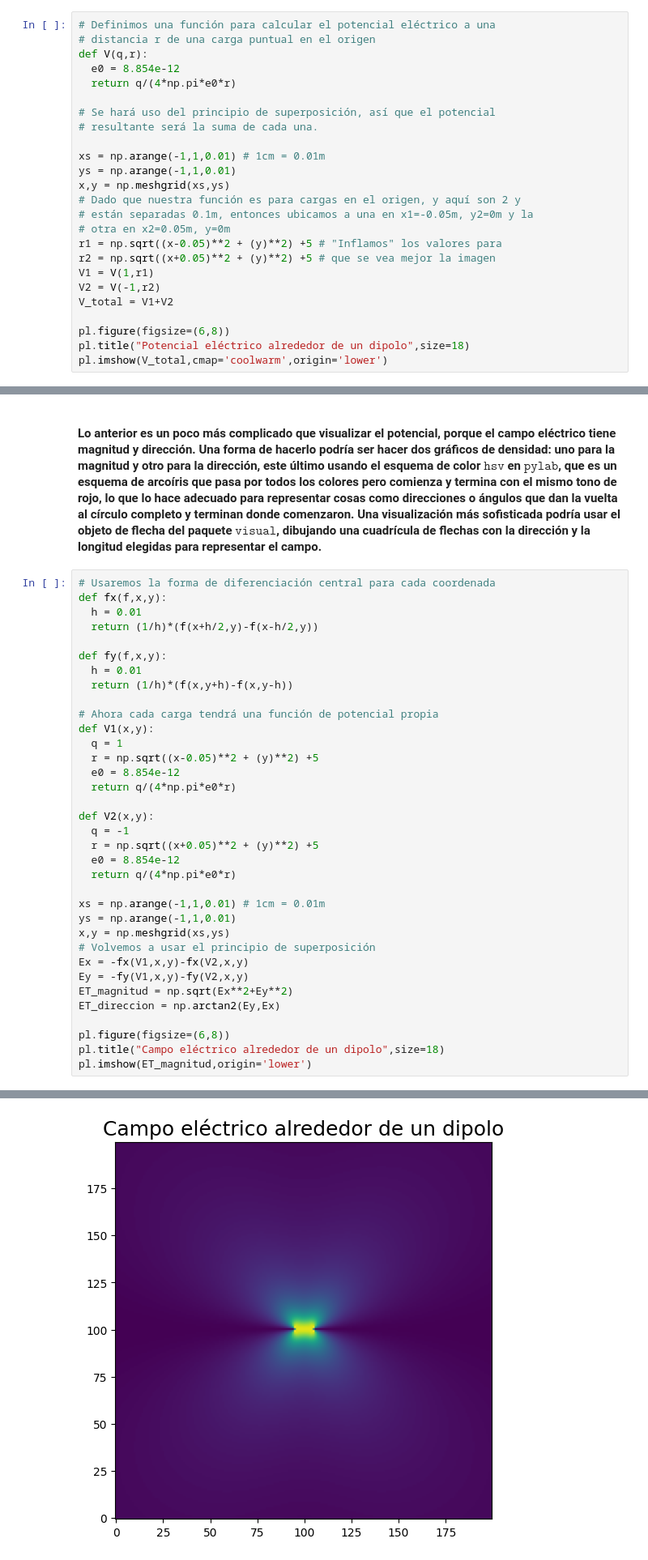
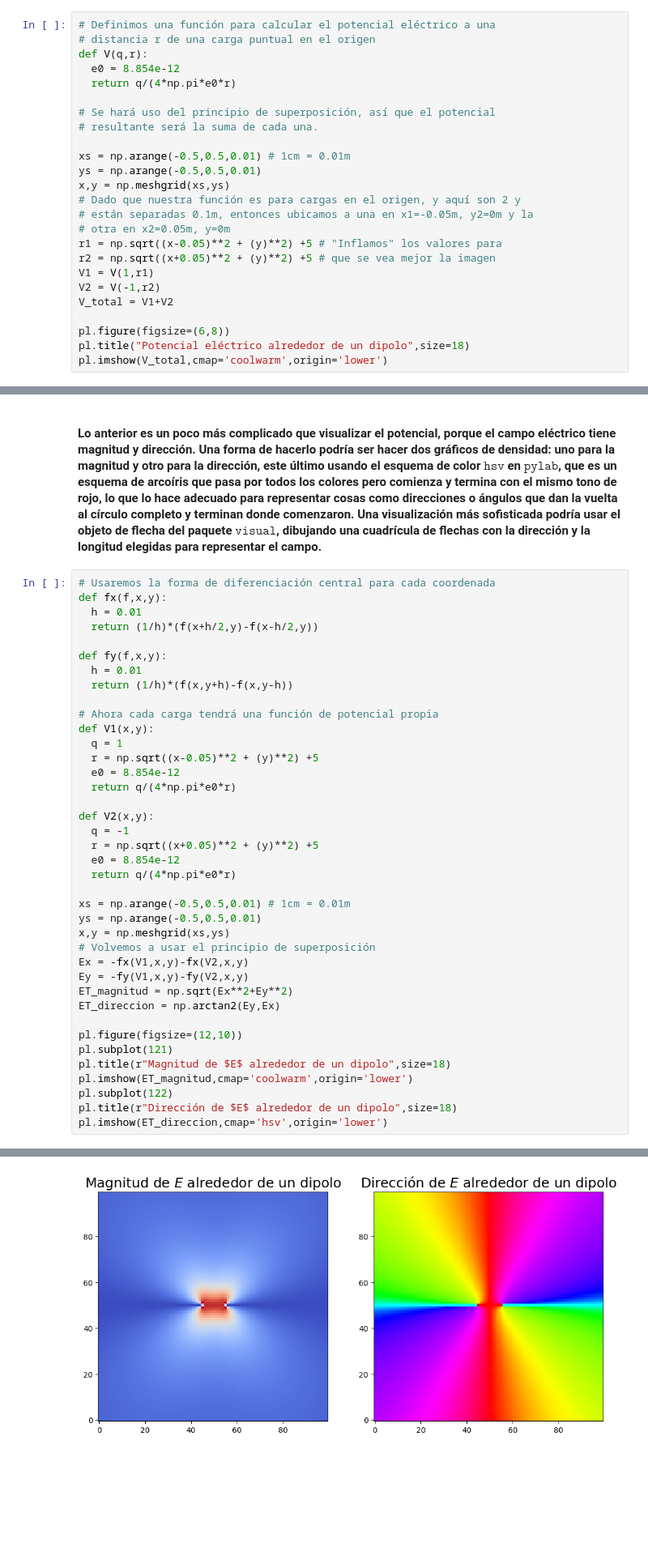
Before and after one commit to Alexi5omg/CLASE, a Jupyter notebook: Tareas/Práctica_3.ipynb, the cells around one changed output, grey strips where cells are left out. Shown at 81% size. Cells and saved outputs as stored; diff of their text form; blank space fills up the shorter version.

```diff
--- a/Tareas/Práctica_3.ipynb
+++ b/Tareas/Práctica_3.ipynb
@@ -537,8 +537,8 @@ def V(q,r):
 # Se hará uso del principio de superposición, así que el potencial
 # resultante será la suma de cada una.
 
-xs = np.arange(-1,1,0.01) # 1cm = 0.01m
-ys = np.arange(-1,1,0.01)
+xs = np.arange(-0.5,0.5,0.01) # 1cm = 0.01m
+ys = np.arange(-0.5,0.5,0.01)
 x,y = np.meshgrid(xs,ys)
 # Dado que nuestra función es para cargas en el origen, y aquí son 2 y
 # están separadas 0.1m, entonces ubicamos a una en x1=-0.05m, y2=0m y la
@@ -564,36 +564,40 @@ pl.imshow(V_total,cmap='coolwarm',origin='lower')
 def fx(f,x,y):
   h = 0.01
   return (1/h)*(f(x+h/2,y)-f(x-h/2,y))
 
 def fy(f,x,y):
   h = 0.01
   return (1/h)*(f(x,y+h)-f(x,y-h))
 
 # Ahora cada carga tendrá una función de potencial propia
 def V1(x,y):
   q = 1
   r = np.sqrt((x-0.05)**2 + (y)**2) +5
   e0 = 8.854e-12
   return q/(4*np.pi*e0*r)
 
 def V2(x,y):
   q = -1
   r = np.sqrt((x+0.05)**2 + (y)**2) +5
   e0 = 8.854e-12
   return q/(4*np.pi*e0*r)
 
-xs = np.arange(-1,1,0.01) # 1cm = 0.01m
-ys = np.arange(-1,1,0.01)
+xs = np.arange(-0.5,0.5,0.01) # 1cm = 0.01m
+ys = np.arange(-0.5,0.5,0.01)
 x,y = np.meshgrid(xs,ys)
 # Volvemos a usar el principio de superposición
 Ex = -fx(V1,x,y)-fx(V2,x,y)
 Ey = -fy(V1,x,y)-fy(V2,x,y)
 ET_magnitud = np.sqrt(Ex**2+Ey**2)
 ET_direccion = np.arctan2(Ey,Ex)
 
-pl.figure(figsize=(6,8))
-pl.title("Campo eléctrico alrededor de un dipolo",size=18)
-pl.imshow(ET_magnitud,origin='lower')
+pl.figure(figsize=(12,10))
+pl.subplot(121)
+pl.title(r"Magnitud de $E$ alrededor de un dipolo",size=18)
+pl.imshow(ET_magnitud,cmap='coolwarm',origin='lower')
+pl.subplot(122)
+pl.title(r"Dirección de $E$ alrededor de un dipolo",size=18)
+pl.imshow(ET_direccion,cmap='hsv',origin='lower')
 # %% [output]
 <matplotlib.image.AxesImage at 0x...>
-[figure, old version]
+[figure, new version]
```
Also changed, not shown: parts of 6 cells of this notebook.
